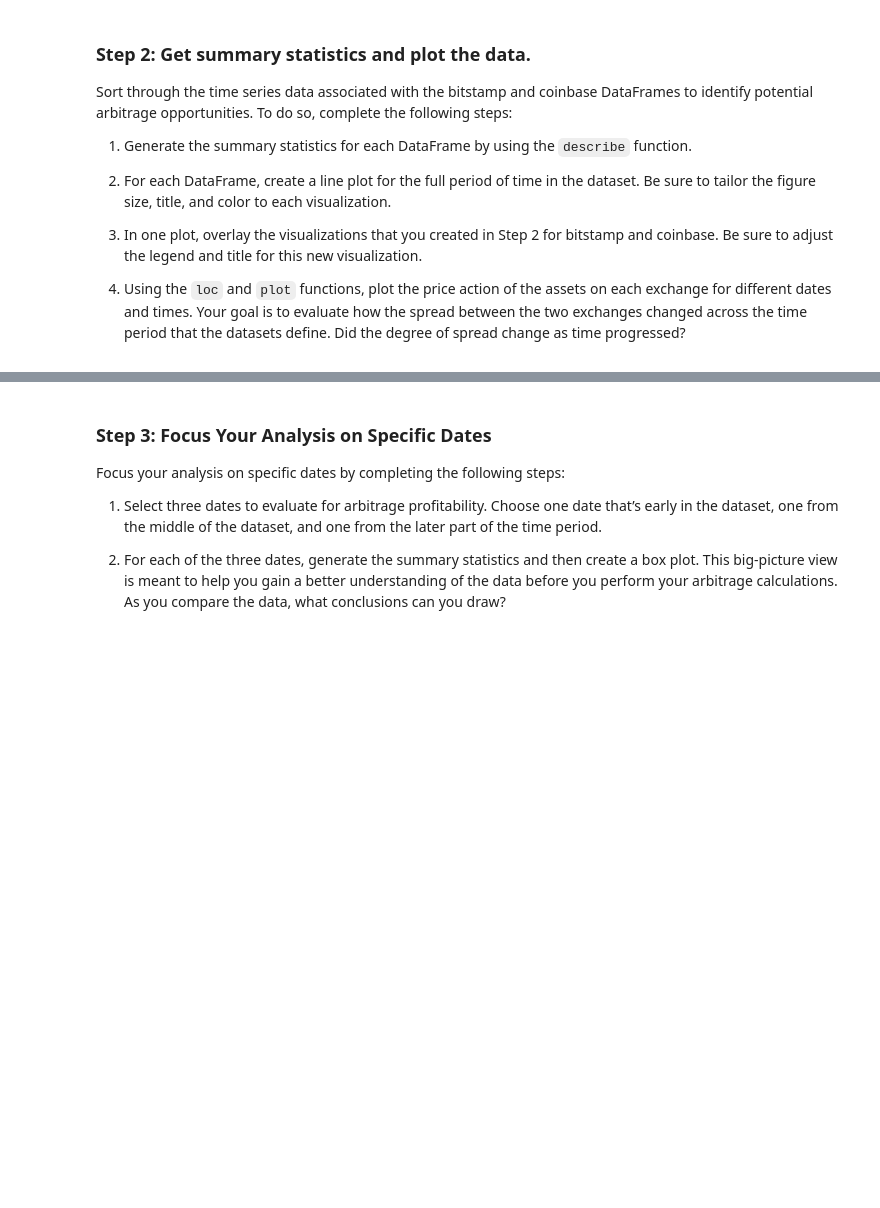
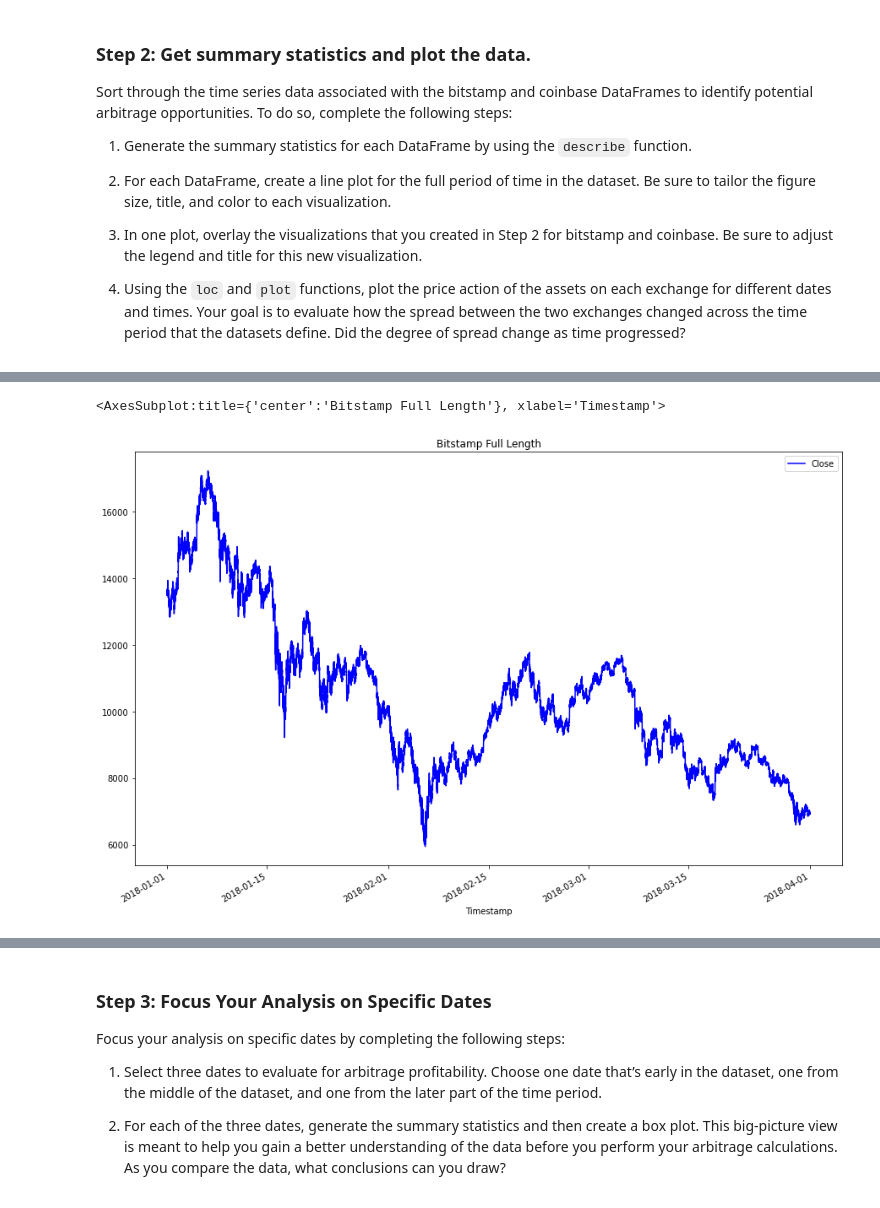
Before and after one commit to arliejones/BTC_Financial_Analysis, a Jupyter notebook: crypto_arbitrage.ipynb, the cells around one changed output, grey strips where cells are left out. Drawn from its saved outputs; the diff is of its cells as text; code cells hidden in the pictures; blank space fills up the shorter version.

```diff
--- a/crypto_arbitrage.ipynb
+++ b/crypto_arbitrage.ipynb
@@ -215,8 +215,8 @@ Select the data you want to analyze. Use `loc` or `iloc` to select the following
 * Close
 # %%
 # Use loc or iloc to select `Timestamp (the index)` and `Close` from bitstamp DataFrame
-bitstamp_sliced = # YOUR CODE HERE
+bitstamp_sliced = bitstamp.loc[:,"Close"] #the timestamp is the index so it will show, but to get 'Close' we use the loc function with : to grab all the data
 
 # Review the first five rows of the DataFrame
-# YOUR CODE HERE
+bitstamp_sliced.head()
 # %% [output]
@@ -248,7 +282,12 @@ Sort through the time series data associated with the bitstamp and coinbase Data
 # %%
 # Create a line plot for the bitstamp DataFrame for the full length of time in the dataset
 # Be sure that the figure size, title, and color are tailored to each visualization
-# YOUR CODE HERE
+
+bitstamp_sliced.plot(legend=True, figsize=(15, 10), title="Bitstamp Full Length", color="blue") #use the bitstamp_sliced because focusing in on the close data
+#use the plot fuction (will return a line plot as the default) with figure size parameters, adding a title, and making the color blue
+# %% [output]
+<AxesSubplot:title={'center':'Bitstamp Full Length'}, xlabel='Timestamp'>
+[figure, added]
 # %%
 # Create a line plot for the coinbase DataFrame for the full length of time in the dataset
 # Be sure that the figure size, title, and color are tailored to each visualization
```
Also changed, not shown: parts of 26 cells of this notebook.
